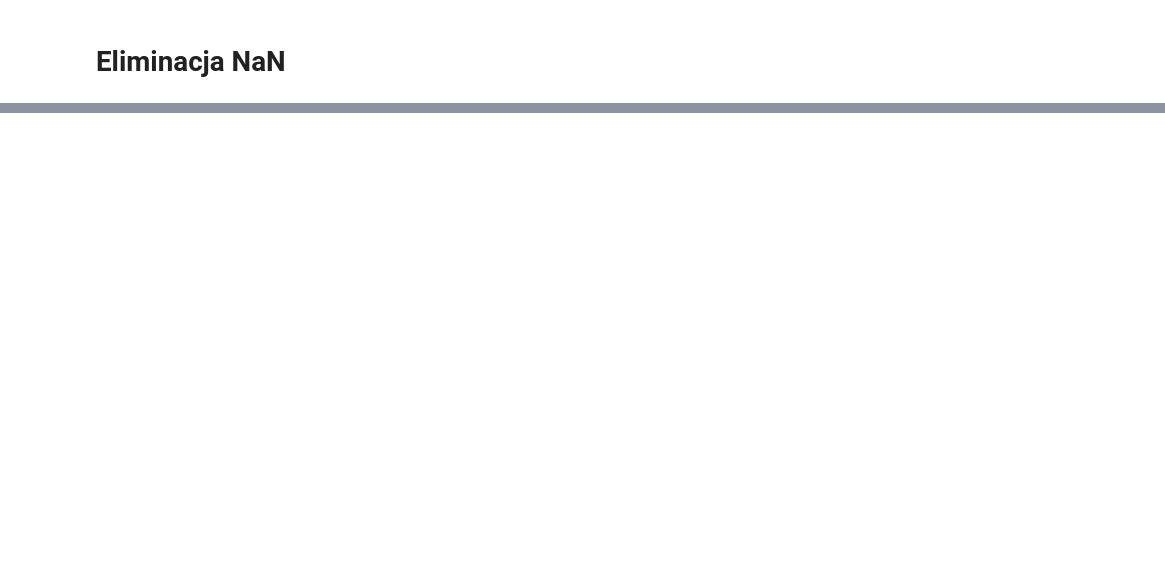
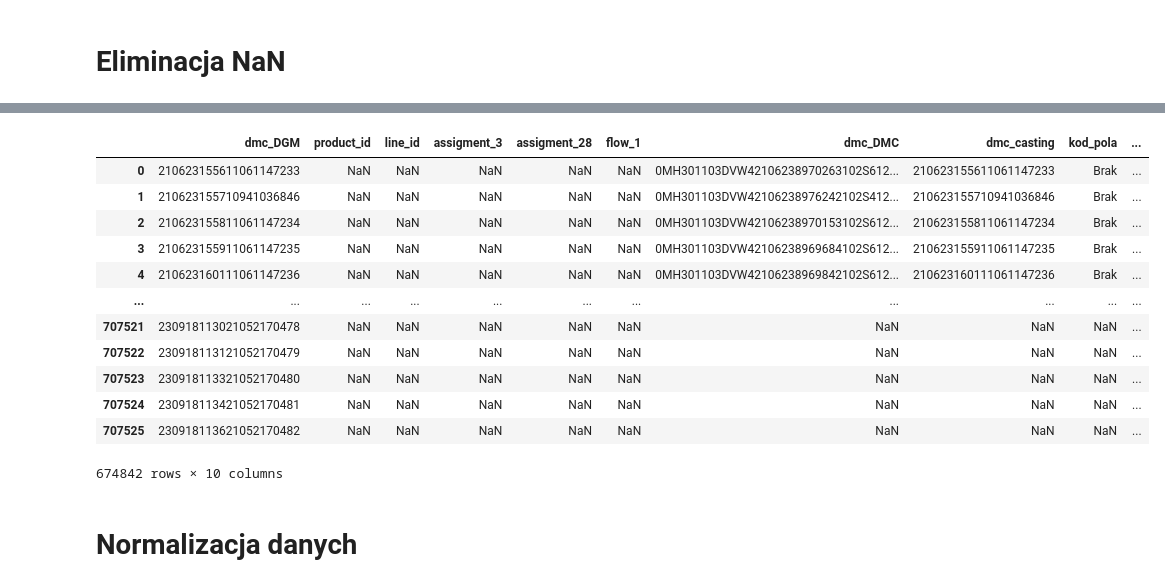
Before and after one commit to kubas99x/predict_quality_of_car_parts, a Jupyter notebook: src/oracle_connection.ipynb, the cells around one changed output, grey strips where cells are left out. Cells and saved outputs as stored; diff of their text form; code cells hidden in the pictures; blank space fills up the shorter version.

```diff
--- a/src/oracle_connection.ipynb
+++ b/src/oracle_connection.ipynb
@@ -254,2 +254,4 @@ print(final_table['our_final_status'].value_counts())
+# %%
+final_table.drop(columns=['status', 'status_ko', 'statusszczelnosc', 'statusdmc'], inplace=True)
 # %% [markdown]
 <h1>Eliminacja NaN</h1>
@@ -262,2 +257,0 @@ test[test.iloc[:,:] != 0]
-# %%
-final_table.iloc[:, 57:85] = flow[flow != 0]
@@ -265,0 +258,4 @@ final_table.iloc[:, 100:150]
+# %%
+# podmiana zer na NaNy, na następnym spotkaniu ustalimy co z tym zrobić
+final_table.iloc[:, 28:196] = final_table[final_table.iloc[:, 28:196] != 0]
+final_table.iloc[:, 28:196]
@@ -265,0 +278,7 @@ final_table.iloc[:, 100:150]
+# %%
+# wyświetlenie kolumn z danymi numerycznymi
+pd.set_option('display.max_columns', None)
+final_table.select_dtypes(include=['number'])
+# kolumny, które będą niepotrzebne: id, nr_dgm, status_ko, part_type, nrprogramu, id_dmc_DGM, id_dmc_DGM
+# kolumny, o które trzeba zapytać produkcję: nachdruck_hub, anguss, max_press_kolbenhub, last_machine_number, last_pcf_number, machine_nr,
+# cisnienie_tloka, rodzaj_kontroli, assigment
@@ -265,0 +299,19 @@ final_table.iloc[:, 100:150]
+# %%
+# wyświetlanie danych kategorycznych
+final_table.select_dtypes(include=['object'])
+# kolumny do usunięcia: dmc_DGM, product_id, line_id, dmc_DMC, dmc_casting
+# z jakiegoś powodu assigment 2,4,28 i flow 1 są danymi typu object - prawdopodobnie dlatego, że wszystkie wartości w kolumnach były równe 0 i zostały zmienione na NaN
+# %% [output]
+|  | dmc_DGM | product_id | line_id | assigment_3 | assigment_28 | flow_1 | dmc_DMC | dmc_casting | kod_pola | ... |
+| 0 | 210623155611061147233 | NaN | NaN | NaN | NaN | NaN | 0MH301103DVW42106238970263102S612... | 210623155611061147233 | Brak | ... |
+| 1 | 210623155710941036846 | NaN | NaN | NaN | NaN | NaN | 0MH301103DVW42106238976242102S412... | 210623155710941036846 | Brak | ... |
+| 2 | 210623155811061147234 | NaN | NaN | NaN | NaN | NaN | 0MH301103DVW42106238970153102S612... | 210623155811061147234 | Brak | ... |
+| 3 | 210623155911061147235 | NaN | NaN | NaN | NaN | NaN | 0MH301103DVW42106238969684102S612... | 210623155911061147235 | Brak | ... |
+| 4 | 210623160111061147236 | NaN | NaN | NaN | NaN | NaN | 0MH301103DVW42106238969842102S612... | 210623160111061147236 | Brak | ... |
+| ... | ... | ... | ... | ... | ... | ... | ... | ... | ... | ... |
+| 707521 | 230918113021052170478 | NaN | NaN | NaN | NaN | NaN | NaN | NaN | NaN | ... |
+| 707522 | 230918113121052170479 | NaN | NaN | NaN | NaN | NaN | NaN | NaN | NaN | ... |
+| 707523 | 230918113321052170480 | NaN | NaN | NaN | NaN | NaN | NaN | NaN | NaN | ... |
+| 707524 | 230918113421052170481 | NaN | NaN | NaN | NaN | NaN | NaN | NaN | NaN | ... |
+| 707525 | 230918113621052170482 | NaN | NaN | NaN | NaN | NaN | NaN | NaN | NaN | ... |
+674842 rows × 10 columns
@@ -265,0 +323,2 @@ final_table.iloc[:, 100:150]
+# %% [markdown]
+<h1>Normalizacja danych</h1>
```
Also changed, not shown: parts of 14 cells of this notebook.
